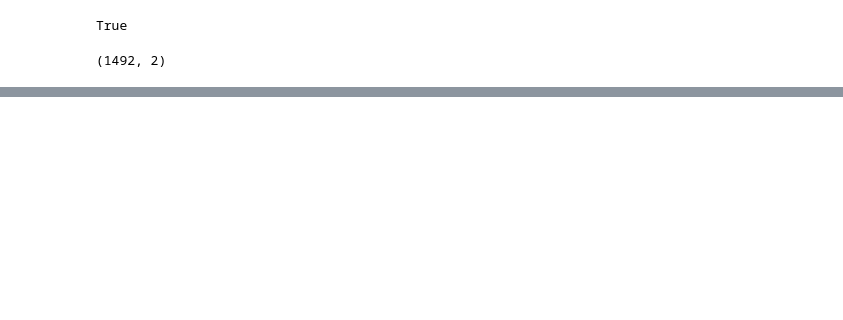
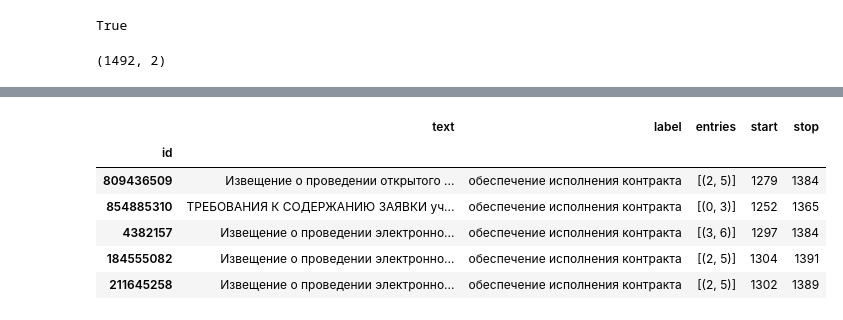
Before and after one commit to gmrn/ner_doc, a Jupyter notebook: solution/parsing.ipynb, the cells around one changed output, grey strips where cells are left out. Cells and saved outputs as stored; diff of their text form; code cells hidden in the pictures; blank space fills up the shorter version.

Commit message:
nerpa

```diff
--- a/solution/parsing.ipynb
+++ b/solution/parsing.ipynb
@@ -175 +194,8 @@ onep = ['12']   #   '{1,2}₽'
+# %%
+patterns = ['11222', '1122', '112', '12']
+#   '{1, 2, ADD}{1, 2, ADD}₽₽₽', '{1, 2, ADD}{1, 2, ADD}₽₽'
+#   '{1, 2, ADD}{1, 2, ADD}₽', '{1, 2, ADD}₽'
+# %%
+data['entries'] = 0
+data['entries'] = data['entries'].astype('object')
 # %%
@@ -217,3 +228,39 @@ length_hint(pattern_entries)
+# %%
+data['start'] = 0
+data['stop'] = 0
+# %%
+multyentry = []
+for id, _ in data.iterrows():
+
+    lb = _['label']
+    txt = _['text']
+    entries = _['entries']
+
+    if not entries:
+        continue
+
+    ex_ = switch_extractor(label=lb)
+    nerpack = nerpa.NERpack()
+    nerpack.add_marks(entities=ex_(txt))
+    marks = nerpack.marks
+    entries = _['entries']
+
+    if len(entries) == 1:
+        entry = entries[0]
+        data.at[id, 'start'] = marks[entry[0]].start
+        data.at[id, 'stop'] = marks[entry[1]].stop
+    else:
+        multyentry.append(id)
+# %%
+data.head()
+# %% [output]
+|  | text | label | entries | start | stop |
+| id |  |  |  |  |  |
+| 809436509 | Извещение о проведении открытого ... | обеспечение исполнения контракта | [(2, 5)] | 1279 | 1384 |
+| 854885310 | ТРЕБОВАНИЯ К СОДЕРЖАНИЮ ЗАЯВКИ уч... | обеспечение исполнения контракта | [(0, 3)] | 1252 | 1365 |
+| 4382157 | Извещение о проведении электронно... | обеспечение исполнения контракта | [(3, 6)] | 1297 | 1384 |
+| 184555082 | Извещение о проведении электронно... | обеспечение исполнения контракта | [(2, 5)] | 1304 | 1391 |
+| 211645258 | Извещение о проведении электронно... | обеспечение исполнения контракта | [(2, 5)] | 1302 | 1389 |
 # %%
 # from natasha import (
 #     Segmenter,
```
Also changed, not shown: parts of 18 cells of this notebook, 2 other files.
